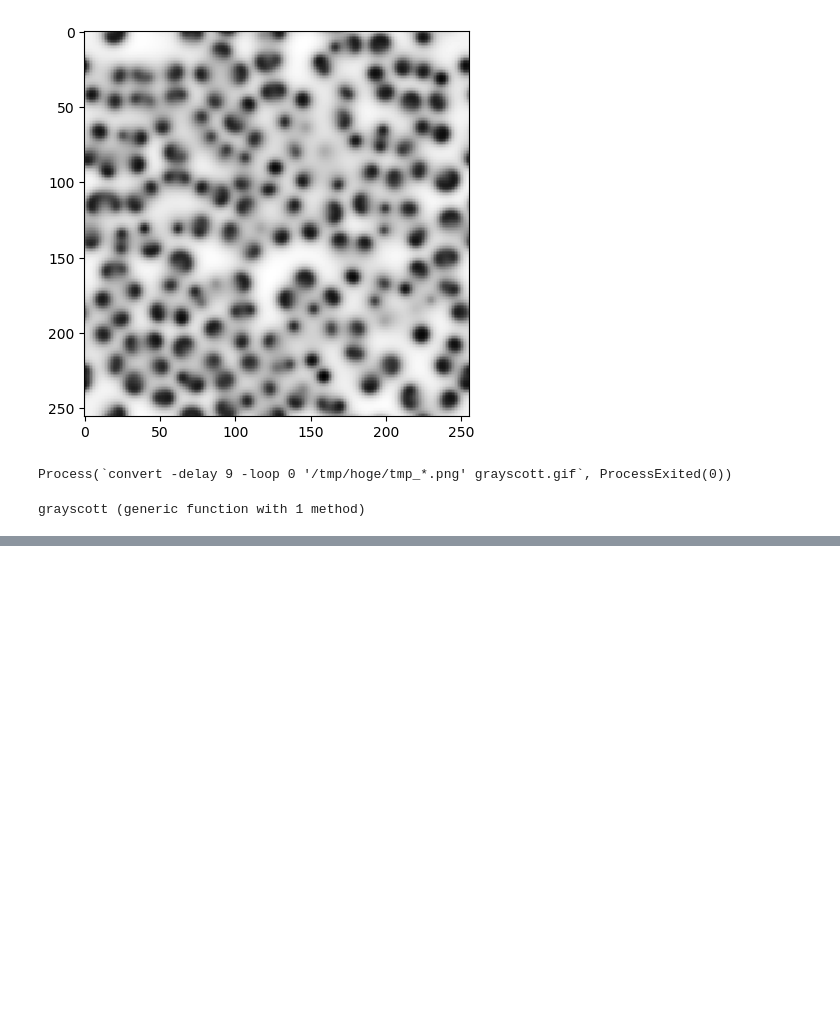
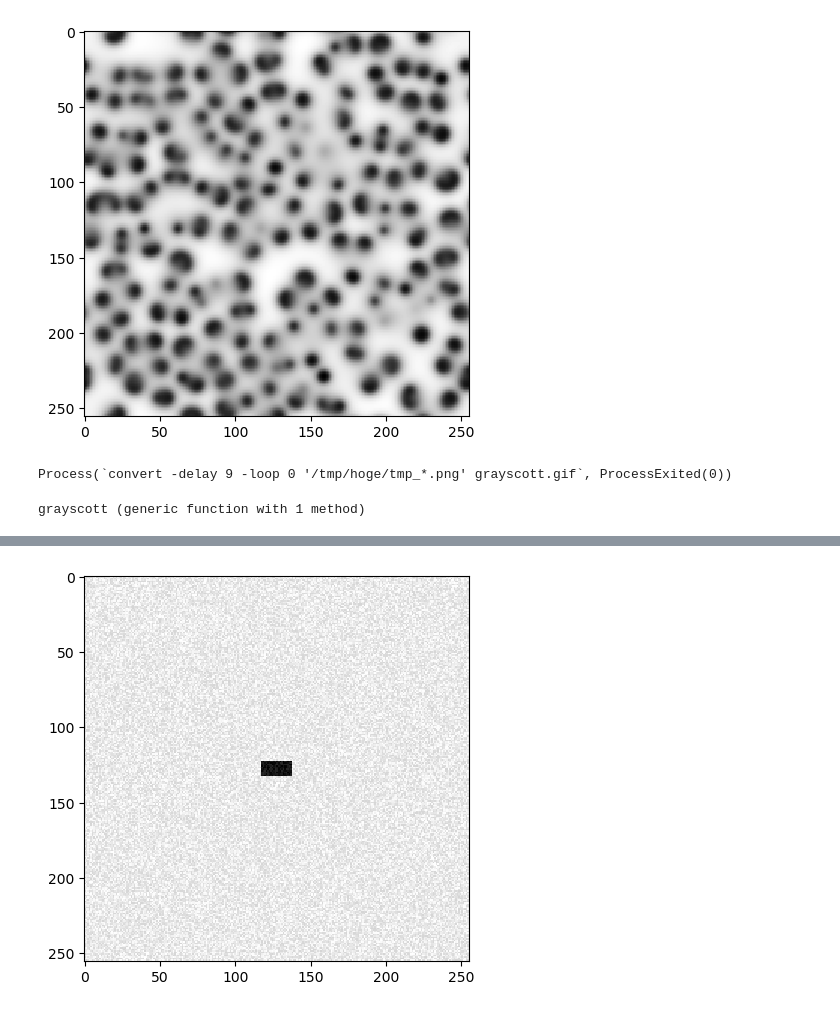
Before and after one commit to naono-git/alife_julia, a Jupyter notebook: chap02/c1_gray_scott.ipynb, the cells around one changed output, grey strips where cells are left out. Saved outputs shown, nothing was run; the diff lists cells and outputs as text; code cells hidden in the pictures; blank space fills up the shorter version.

```diff
--- a/chap02/c1_gray_scott.ipynb
+++ b/chap02/c1_gray_scott.ipynb
@@ -149,0 +196,6 @@ end
+# %%
+params2 = Dict("f" => 0.022, "k" => 0.051); # stripes
+result2 = grayscott(u0, v0, params2, itermax=10000);
+result2gif(result2["us"],filename="grayscott2.gif");
+display("text/html", """<img src="grayscott2.gif">""")
+# %% [output]
@@ -149,0 +203 @@ end
+[figure, added]
```
Also changed, not shown: parts of 14 cells of this notebook.
